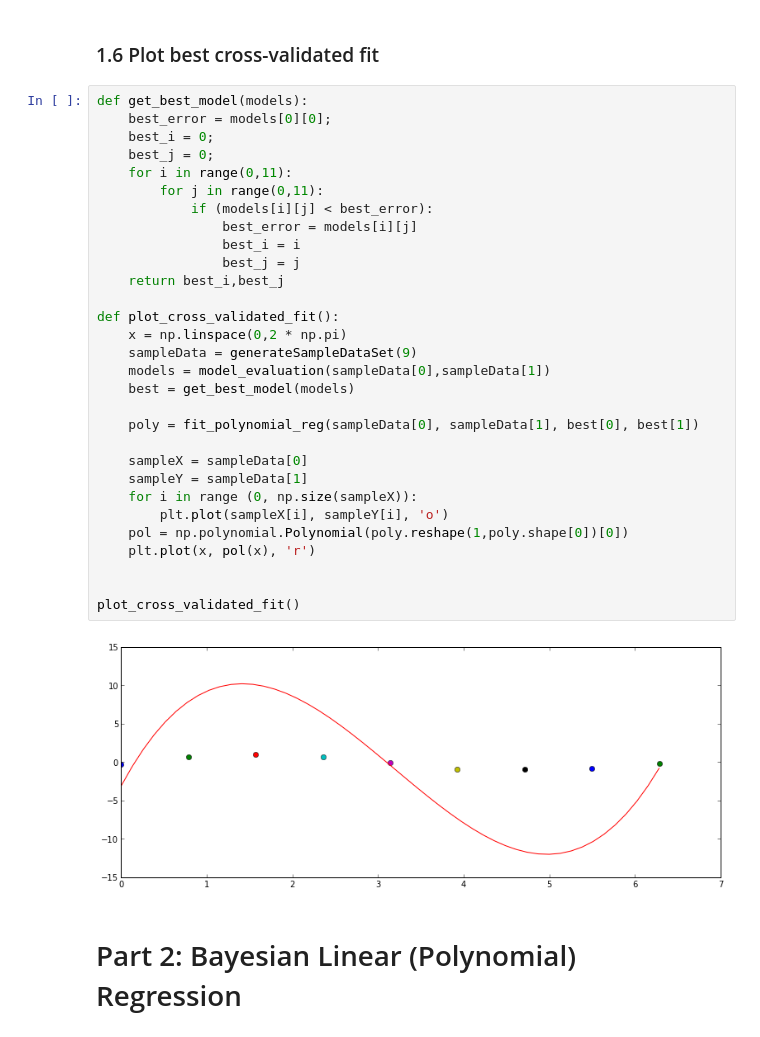
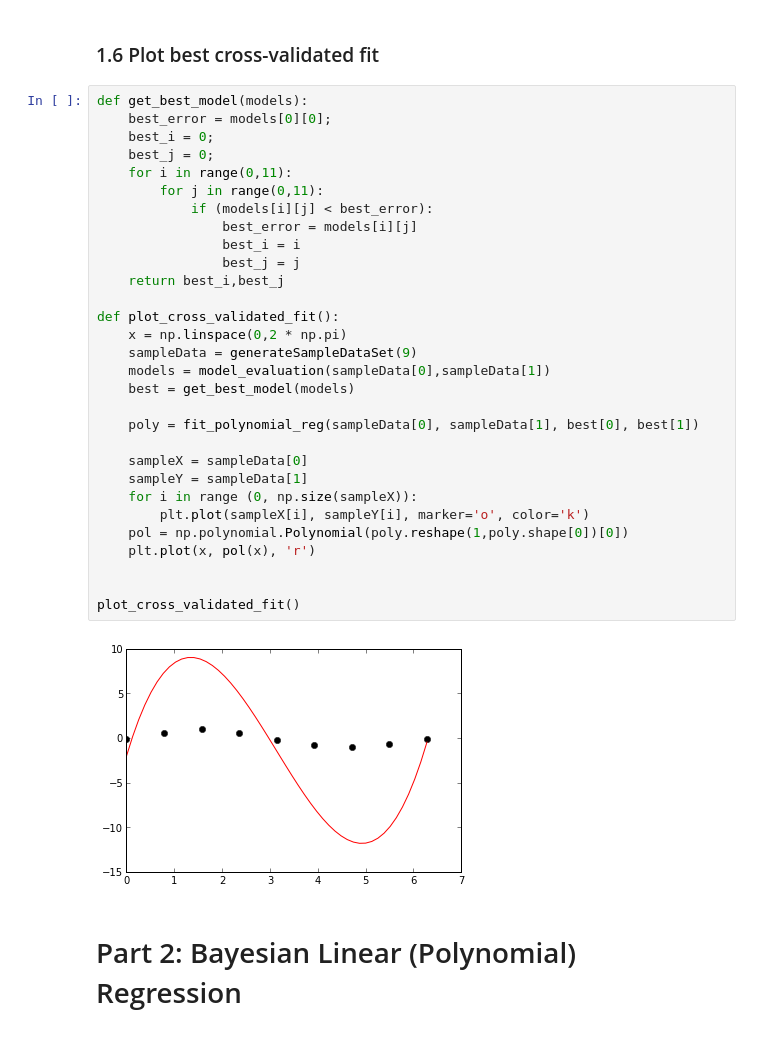
Before and after one commit to jaivalis/MLPR-Labs, a Jupyter notebook: Lab1Solutions.ipynb, the cells around one changed output. Cells and saved outputs as stored; diff of their text form.

```diff
--- a/Lab1Solutions.ipynb
+++ b/Lab1Solutions.ipynb
@@ -293,35 +293,35 @@ plot_errors(models, get_best_model(models))
 # %%
 def get_best_model(models):
     best_error = models[0][0];
     best_i = 0;
     best_j = 0;
     for i in range(0,11):
         for j in range(0,11):
             if (models[i][j] < best_error):
                 best_error = models[i][j]
                 best_i = i
                 best_j = j
     return best_i,best_j
 
 def plot_cross_validated_fit():
     x = np.linspace(0,2 * np.pi)
     sampleData = generateSampleDataSet(9)
     models = model_evaluation(sampleData[0],sampleData[1])
     best = get_best_model(models)
 
     poly = fit_polynomial_reg(sampleData[0], sampleData[1], best[0], best[1])
 
     sampleX = sampleData[0]
     sampleY = sampleData[1]
     for i in range (0, np.size(sampleX)):
-        plt.plot(sampleX[i], sampleY[i], 'o')
+        plt.plot(sampleX[i], sampleY[i], marker='o', color='k')
     pol = np.polynomial.Polynomial(poly.reshape(1,poly.shape[0])[0])
     plt.plot(x, pol(x), 'r')
 
 
 plot_cross_validated_fit()
 # %% [output]
-[figure, old version]
+[figure, new version]
 # %% [markdown]
 # Part 2: Bayesian Linear (Polynomial) Regression
 # %% [markdown]
```
Also changed, not shown: parts of 6 cells of this notebook.
